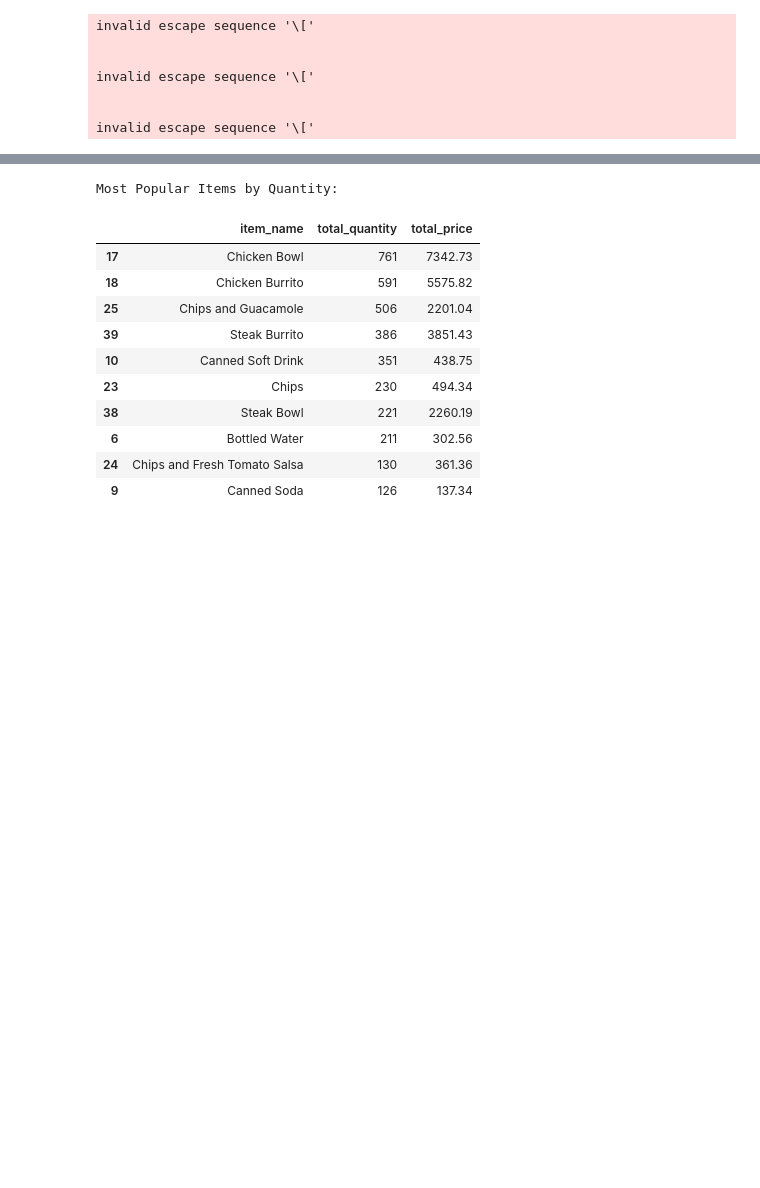
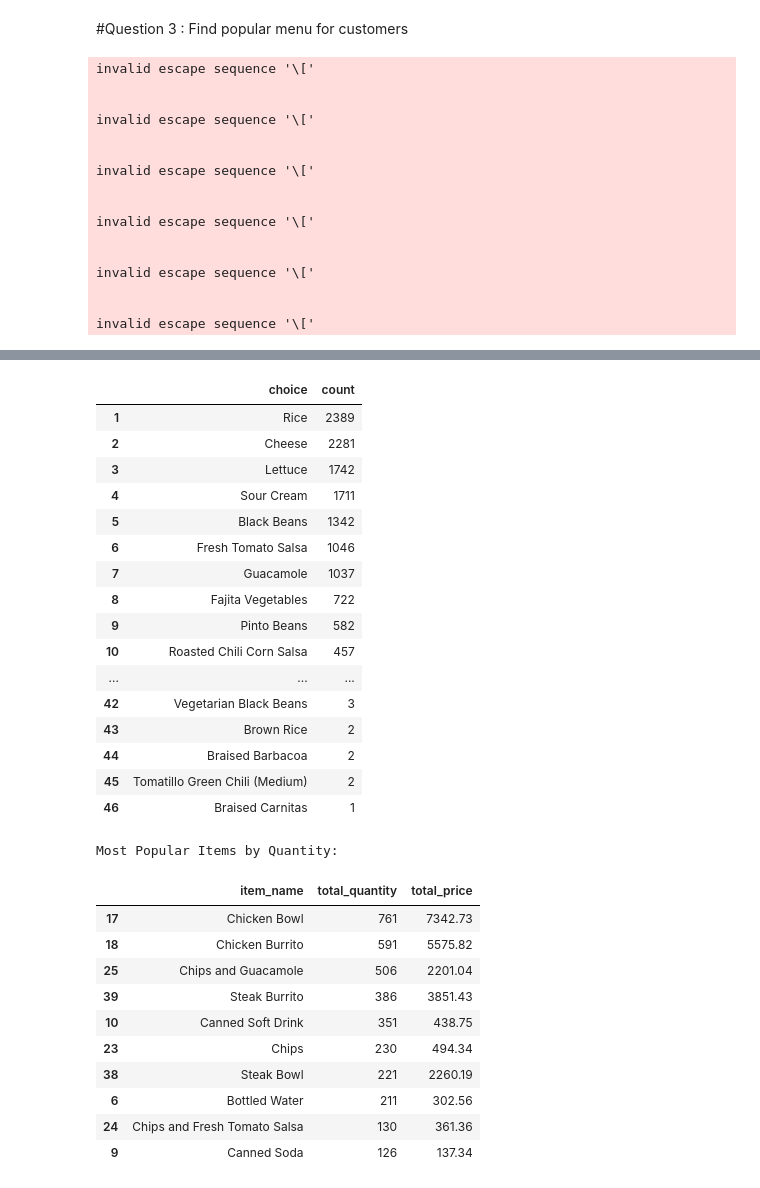
Before and after one commit to siriwatsc-debug/DADS5001-Plotly, a Jupyter notebook: Plotly_Assignment.ipynb, the cells around one changed output, grey strips where cells are left out. Drawn from its saved outputs; the diff is of its cells as text; code cells hidden in the pictures; blank space fills up the shorter version.

```diff
--- a/Plotly_Assignment.ipynb
+++ b/Plotly_Assignment.ipynb
@@ -104,24 +104,69 @@ fig.show()
+# %% [markdown]
+#Question 3 : Find popular menu for customers
 # %%
+# Fill missing values in choice_description with a placeholder
+df['choice_description'] = df['choice_description'].fillna('No Description')
+
 # แยก choice_description ออกเป็นหลายตัวเลือก แล้วรวมความถี่
 choice_descriptions = df['choice_description'].dropna().str.split(',|;|\[|\]', expand=True).stack().str.strip()
 choice_freq = choice_descriptions.value_counts().reset_index()
 choice_freq.columns = ['choice', 'count']
 
+# กรอง choice_description ที่ไม่เป็นค่าว่างหรือไม่ใช่ string ว่าง
+filtered_choice_descriptions = df[df['choice_description'].str.strip() != '']['choice_description']
+
+# แยก choice_description เป็นหลายตัวเลือก โดยตัดจากตัวคั่น เช่น , ; [ ]
+choice_descriptions = filtered_choice_descriptions.str.split(',|;|\[|\]', expand=True).stack().str.strip()
+
+# รวมความถี่ตัวเลือกแต่ละค่า
+choice_freq = choice_descriptions.value_counts().reset_index()
+choice_freq.columns = ['choice', 'count']
+
+choice_freq.dropna()
+
 # กราฟตัวเลือกยอดนิยม
-fig = px.bar(choice_freq.head(20),
+fig = px.bar(choice_freq[1:].sort_values('count', ascending=True),
              x='count', y='choice', orientation='h',
              title='Top 20 Popular Customer Choices',
              labels={'count':'Count', 'choice':'Choice Description'})
 fig.show()
+
+choice_freq.iloc[1:]
 # %% [output]
 invalid escape sequence '\['
 
 
 invalid escape sequence '\['
 
 
 invalid escape sequence '\['
+
+
+invalid escape sequence '\['
+
+
+invalid escape sequence '\['
+
+
+invalid escape sequence '\['
 [interactive output not drawn]
+|  | choice | count |
+| 1 | Rice | 2389 |
+| 2 | Cheese | 2281 |
+| 3 | Lettuce | 1742 |
+| 4 | Sour Cream | 1711 |
+| 5 | Black Beans | 1342 |
+| 6 | Fresh Tomato Salsa | 1046 |
+| 7 | Guacamole | 1037 |
+| 8 | Fajita Vegetables | 722 |
+| 9 | Pinto Beans | 582 |
+| 10 | Roasted Chili Corn Salsa | 457 |
+| ... | ... | ... |
+| 42 | Vegetarian Black Beans | 3 |
+| 43 | Brown Rice | 2 |
+| 44 | Braised Barbacoa | 2 |
+| 45 | Tomatillo Green Chili (Medium) | 2 |
+| 46 | Braised Carnitas | 1 |
 # %%
 # Group by item_name and sum the quantity and price
 item_summary = df.groupby('item_name').agg(
```
Also changed, not shown: parts of 9 cells of this notebook.
